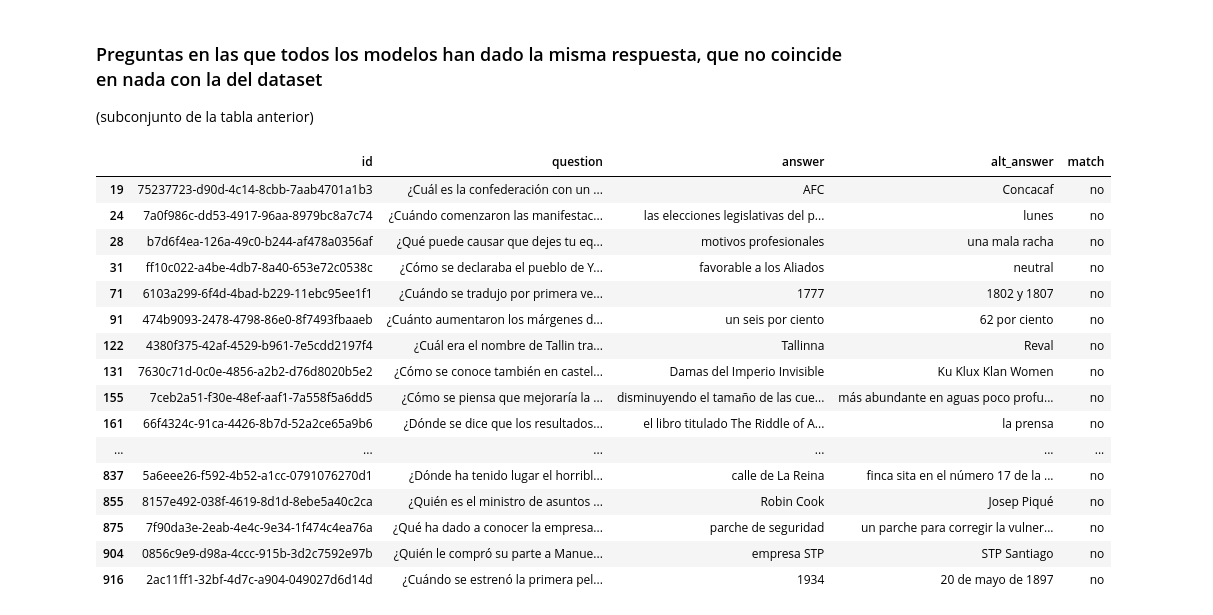
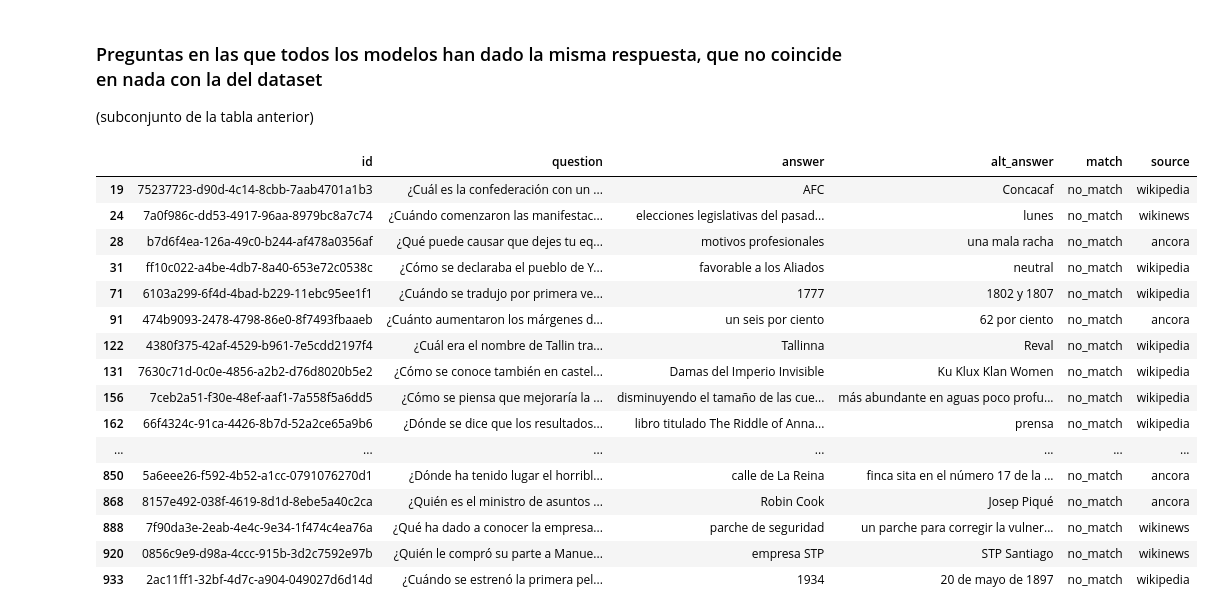
Before and after one commit to TeMU-BSC/sqac_analysis, a Jupyter notebook: qa_esp.ipynb, the cells around one changed output. Cells and saved outputs as stored; diff of their text form; code cells hidden in the pictures.

Commit message:
Carme agrega plots y mejora la visual del notebook

```diff
--- a/qa_esp.ipynb
+++ b/qa_esp.ipynb
@@ -225,31 +249,0 @@ df_results
-# %%
-sort_of_match = ["exact", "no_stop", "contains", "no_match"]
-new_columns = []
-res_wikipedia = []
-res_wikinews = []
-res_ancora = []
-for model in models:
-    for sort in sort_of_match:
-        new_columns.append(sort + "_" + model)
-        column = "match_" + model
-    res_wikipedia.append(df_wikipedia[column].value_counts(normalize=True).exact)
-    res_wikipedia.append(df_wikipedia[column].value_counts(normalize=True).no_stop)
-    res_wikipedia.append(df_wikipedia[column].value_counts(normalize=True).contains)
-    res_wikipedia.append(df_wikipedia[column].value_counts(normalize=True).no)
-
-    res_wikinews.append(df_wikinews[column].value_counts(normalize=True).exact)
-    res_wikinews.append(df_wikinews[column].value_counts(normalize=True).no_stop)
-    res_wikinews.append(df_wikinews[column].value_counts(normalize=True).contains)
-    res_wikinews.append(df_wikinews[column].value_counts(normalize=True).no)
-
-    res_ancora.append(df_ancora[column].value_counts(normalize=True).exact)
-    res_ancora.append(df_ancora[column].value_counts(normalize=True).no_stop)
-    res_ancora.append(df_ancora[column].value_counts(normalize=True).contains)
-    res_ancora.append(df_ancora[column].value_counts(normalize=True).no)
-
-df_percentil = pd.DataFrame(columns = ["results", "wikipedia", "ancora", "wikinews"])
-df_percentil["results"] = new_columns
-df_percentil["wikipedia"] = res_wikipedia
-df_percentil["ancora"] = res_ancora
-df_percentil["wikinews"] = res_wikinews
-df_percentil
@@ -270,9 +295,9 @@ df_percentil
 # %% [markdown]
 # Análisis de las respuestas
 # %%
-df_all_ok = pd.DataFrame(columns = ["id", "question", "answer"])
-df_alt_ans = pd.DataFrame(columns = ["id", "question", "answer", "alt_answer", "match"])
-df_1h = pd.DataFrame(columns = ["id", "question", "answer", "bne_base_new", "mbert", "beto", "model_dif"])
+df_all_ok = pd.DataFrame(columns = ["id", "question", "answer", "source"])
+df_alt_ans = pd.DataFrame(columns = ["id", "question", "answer", "alt_answer", "match", "source"])
+df_1h = pd.DataFrame(columns = ["id", "question", "answer", "bne_base_new", "mbert", "beto", "model_dif", "source"])
 columns = ["answer_no_stop"]
 for model in models:
     columns.append("no_stop_" + model)
@@ -291,15 +316,15 @@ for k,row in df.iterrows():
         dataset_results = results[:len(models)]
         models_results = results[len(models):]
     if dataset_results.count("True") == len(models):
-        df_all_ok.loc[len(df_all_ok.index)] = [df.loc[k, "id"], df.loc[k, "question"], df.loc[k, "answer_no_stop"]]
+        df_all_ok.loc[len(df_all_ok.index)] = [df.loc[k, "id"], df.loc[k, "question"], df.loc[k, "answer_no_stop"], df.loc[k, "source"]]
     elif dataset_results.count("True") == 1:
         for i, r in enumerate(dataset_results):
             if r == "True":
                 model_dif = models[i]
-        df_1h.loc[len(df_all_ok.index)] = [df.loc[k, "id"], df.loc[k, "question"], df.loc[k, "answer_no_stop"], df.loc[k, "no_stop_bne_base_new"], df.loc[k, "no_stop_mbert"], df.loc[k, "no_stop_beto"], model_dif]
+        df_1h.loc[len(df_all_ok.index)] = [df.loc[k, "id"], df.loc[k, "question"], df.loc[k, "answer_no_stop"], df.loc[k, "no_stop_bne_base_new"], df.loc[k, "no_stop_mbert"], df.loc[k, "no_stop_beto"], model_dif, df.loc[k, "source"]]
     elif dataset_results.count("True") == 0:
         if models_results.count("True") == len(models_results):
-            df_alt_ans.loc[len(df_all_ok.index)] = [df.loc[k, "id"], df.loc[k, "question"], df.loc[k, "answer_no_stop"], df.loc[k, "no_stop_bne_base_new"], df.loc[k, "match_bne_base_new"]]
+            df_alt_ans.loc[len(df_all_ok.index)] = [df.loc[k, "id"], df.loc[k, "question"], df.loc[k, "answer_no_stop"], df.loc[k, "no_stop_bne_base_new"], df.loc[k, "match_bne_base_new"], df.loc[k, "source"]]
 # %% [markdown]
 ## Preguntas en que todos los modelos han dado la misma respuesta, igual al dataset
 # %%
@@ -340,22 +375,22 @@ df_alt_ans
 ### Preguntas en las que todos los modelos han dado la misma respuesta, que no coincide en nada con la del dataset
 (subconjunto de la tabla anterior)
 # %%
-df_alt_ans[df_alt_ans["match"]=="no"]
+df_alt_ans[df_alt_ans["match"]=="no_match"]
 # %% [output]
-|  | id | question | answer | alt_answer | match |
-| 19 | 75237723-d90d-4c14-8cbb-7aab4701a1b3 | ¿Cuál es la confederación con un ... | AFC | Concacaf | no |
-| 24 | 7a0f986c-dd53-4917-96aa-8979bc8a7c74 | ¿Cuándo comenzaron las manifestac... | las elecciones legislativas del p... | lunes | no |
-| 28 | b7d6f4ea-126a-49c0-b244-af478a0356af | ¿Qué puede causar que dejes tu eq... | motivos profesionales | una mala racha | no |
-| 31 | ff10c022-a4be-4db7-8a40-653e72c0538c | ¿Cómo se declaraba el pueblo de Y... | favorable a los Aliados | neutral | no |
-| 71 | 6103a299-6f4d-4bad-b229-11ebc95ee1f1 | ¿Cuándo se tradujo por primera ve... | 1777 | 1802 y 1807 | no |
-| 91 | 474b9093-2478-4798-86e0-8f7493fbaaeb | ¿Cuánto aumentaron los márgenes d... | un seis por ciento | 62 por ciento | no |
-| 122 | 4380f375-42af-4529-b961-7e5cdd2197f4 | ¿Cuál era el nombre de Tallin tra... | Tallinna | Reval | no |
-| 131 | 7630c71d-0c0e-4856-a2b2-d76d8020b5e2 | ¿Cómo se conoce también en castel... | Damas del Imperio Invisible | Ku Klux Klan Women | no |
-| 155 | 7ceb2a51-f30e-48ef-aaf1-7a558f5a6dd5 | ¿Cómo se piensa que mejoraría la ... | disminuyendo el tamaño de las cue... | más abundante en aguas poco profu... | no |
-| 161 | 66f4324c-91ca-4426-8b7d-52a2ce65a9b6 | ¿Dónde se dice que los resultados... | el libro titulado The Riddle of A... | la prensa | no |
-| ... | ... | ... | ... | ... | ... |
-| 837 | 5a6eee26-f592-4b52-a1cc-0791076270d1 | ¿Dónde ha tenido lugar el horribl... | calle de La Reina | finca sita en el número 17 de la ... | no |
-| 855 | 8157e492-038f-4619-8d1d-8ebe5a40c2ca | ¿Quién es el ministro de asuntos ... | Robin Cook | Josep Piqué | no |
-| 875 | 7f90da3e-2eab-4e4c-9e34-1f474c4ea76a | ¿Qué ha dado a conocer la empresa... | parche de seguridad | un parche para corregir la vulner... | no |
-| 904 | 0856c9e9-d98a-4ccc-915b-3d2c7592e97b | ¿Quién le compró su parte a Manue... | empresa STP | STP Santiago | no |
-| 916 | 2ac11ff1-32bf-4d7c-a904-049027d6d14d | ¿Cuándo se estrenó la primera pel... | 1934 | 20 de mayo de 1897 | no |
+|  | id | question | answer | alt_answer | match | source |
+| 19 | 75237723-d90d-4c14-8cbb-7aab4701a1b3 | ¿Cuál es la confederación con un ... | AFC | Concacaf | no_match | wikipedia |
+| 24 | 7a0f986c-dd53-4917-96aa-8979bc8a7c74 | ¿Cuándo comenzaron las manifestac... | elecciones legislativas del pasad... | lunes | no_match | wikinews |
+| 28 | b7d6f4ea-126a-49c0-b244-af478a0356af | ¿Qué puede causar que dejes tu eq... | motivos profesionales | una mala racha | no_match | ancora |
+| 31 | ff10c022-a4be-4db7-8a40-653e72c0538c | ¿Cómo se declaraba el pueblo de Y... | favorable a los Aliados | neutral | no_match | wikipedia |
+| 71 | 6103a299-6f4d-4bad-b229-11ebc95ee1f1 | ¿Cuándo se tradujo por primera ve... | 1777 | 1802 y 1807 | no_match | wikipedia |
+| 91 | 474b9093-2478-4798-86e0-8f7493fbaaeb | ¿Cuánto aumentaron los márgenes d... | un seis por ciento | 62 por ciento | no_match | ancora |
+| 122 | 4380f375-42af-4529-b961-7e5cdd2197f4 | ¿Cuál era el nombre de Tallin tra... | Tallinna | Reval | no_match | wikipedia |
+| 131 | 7630c71d-0c0e-4856-a2b2-d76d8020b5e2 | ¿Cómo se conoce también en castel... | Damas del Imperio Invisible | Ku Klux Klan Women | no_match | wikipedia |
+| 156 | 7ceb2a51-f30e-48ef-aaf1-7a558f5a6dd5 | ¿Cómo se piensa que mejoraría la ... | disminuyendo el tamaño de las cue... | más abundante en aguas poco profu... | no_match | wikipedia |
+| 162 | 66f4324c-91ca-4426-8b7d-52a2ce65a9b6 | ¿Dónde se dice que los resultados... | libro titulado The Riddle of Anna... | prensa | no_match | wikipedia |
+| ... | ... | ... | ... | ... | ... | ... |
+| 850 | 5a6eee26-f592-4b52-a1cc-0791076270d1 | ¿Dónde ha tenido lugar el horribl... | calle de La Reina | finca sita en el número 17 de la ... | no_match | ancora |
+| 868 | 8157e492-038f-4619-8d1d-8ebe5a40c2ca | ¿Quién es el ministro de asuntos ... | Robin Cook | Josep Piqué | no_match | ancora |
+| 888 | 7f90da3e-2eab-4e4c-9e34-1f474c4ea76a | ¿Qué ha dado a conocer la empresa... | parche de seguridad | un parche para corregir la vulner... | no_match | wikinews |
+| 920 | 0856c9e9-d98a-4ccc-915b-3d2c7592e97b | ¿Quién le compró su parte a Manue... | empresa STP | STP Santiago | no_match | wikinews |
+| 933 | 2ac11ff1-32bf-4d7c-a904-049027d6d14d | ¿Cuándo se estrenó la primera pel... | 1934 | 20 de mayo de 1897 | no_match | wikipedia |
```
Also changed, not shown: parts of 47 cells of this notebook.
